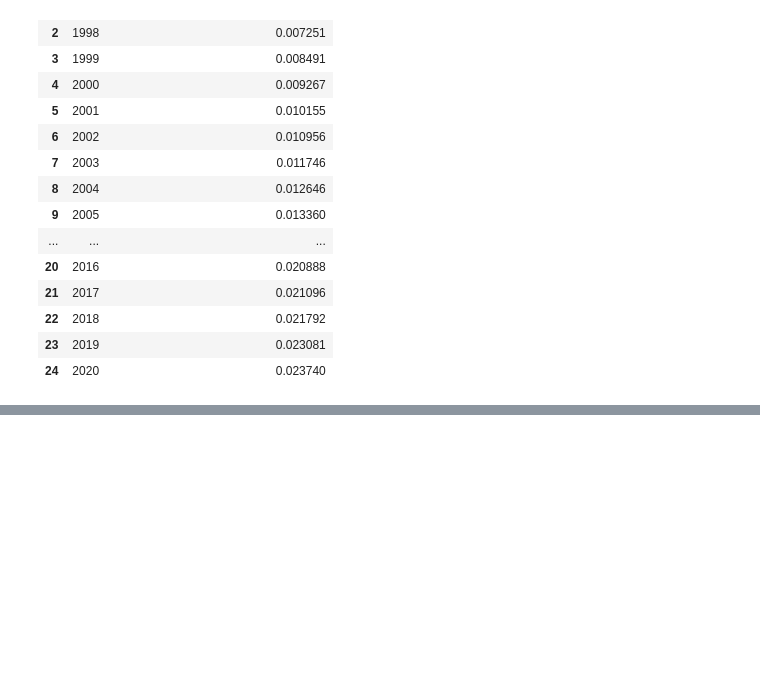
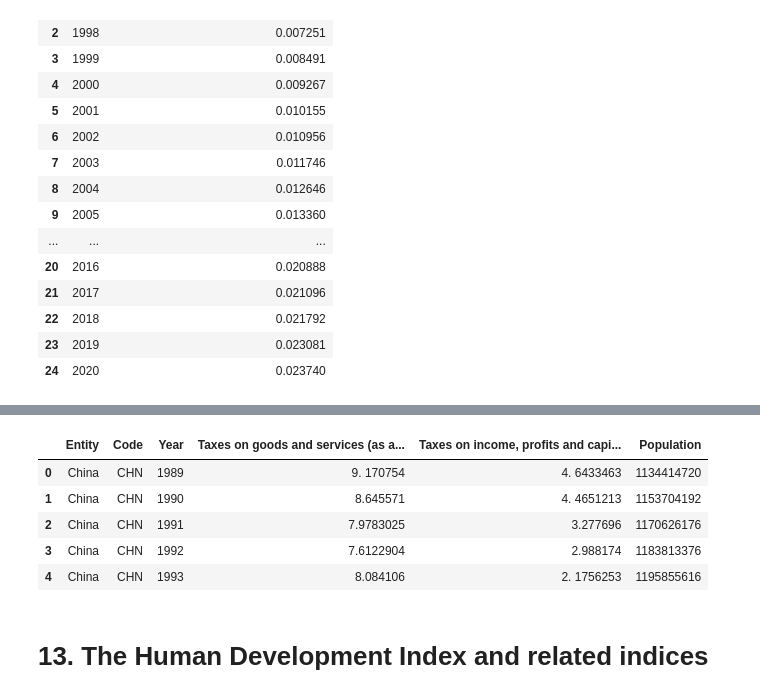
Before and after one commit to QIYIHAN/DE-on-GDP-and-Economy, a Jupyter notebook: Article Data Fetching(OCR+SVG)/Article Data Fetching(OCR).ipynb, the cells around one changed output, grey strips where cells are left out. Cells and saved outputs as stored; diff of their text form; code cells hidden in the pictures; blank space fills up the shorter version.

```diff
--- a/Article Data Fetching(OCR+SVG)/Article Data Fetching(OCR).ipynb
+++ b/Article Data Fetching(OCR+SVG)/Article Data Fetching(OCR).ipynb
@@ -570,0 +572,20 @@ result11_1
+# %%
+result_12 = pd.read_excel('C:/Users/qyh18/02 NUS Semester2/DE-on-GDP-and-Economy/Article Data Fetching(OCR+SVG)/12/[0, 0, 887, 851]_0.xlsx')
+result_12.columns = [
+    'Entity',
+    'Code',
+    'Year',
+    'Taxes on goods and services (as a share of GDP)',
+    'Taxes on income, profits and capital gains (TIPCG) (as a share of GDP)',
+    'Population'
+]
+result_12.head()
+# %% [output]
+|  | Entity | Code | Year | Taxes on goods and services (as a... | Taxes on income, profits and capi... | Population |
+| 0 | China | CHN | 1989 | 9. 170754 | 4. 6433463 | 1134414720 |
+| 1 | China | CHN | 1990 | 8.645571 | 4. 4651213 | 1153704192 |
+| 2 | China | CHN | 1991 | 7.9783025 | 3.277696 | 1170626176 |
+| 3 | China | CHN | 1992 | 7.6122904 | 2.988174 | 1183813376 |
+| 4 | China | CHN | 1993 | 8.084106 | 2. 1756253 | 1195855616 |
+# %% [markdown]
+# 13. The Human Development Index and related indices
```
Also changed, not shown: parts of 26 cells of this notebook, 11 other files.
